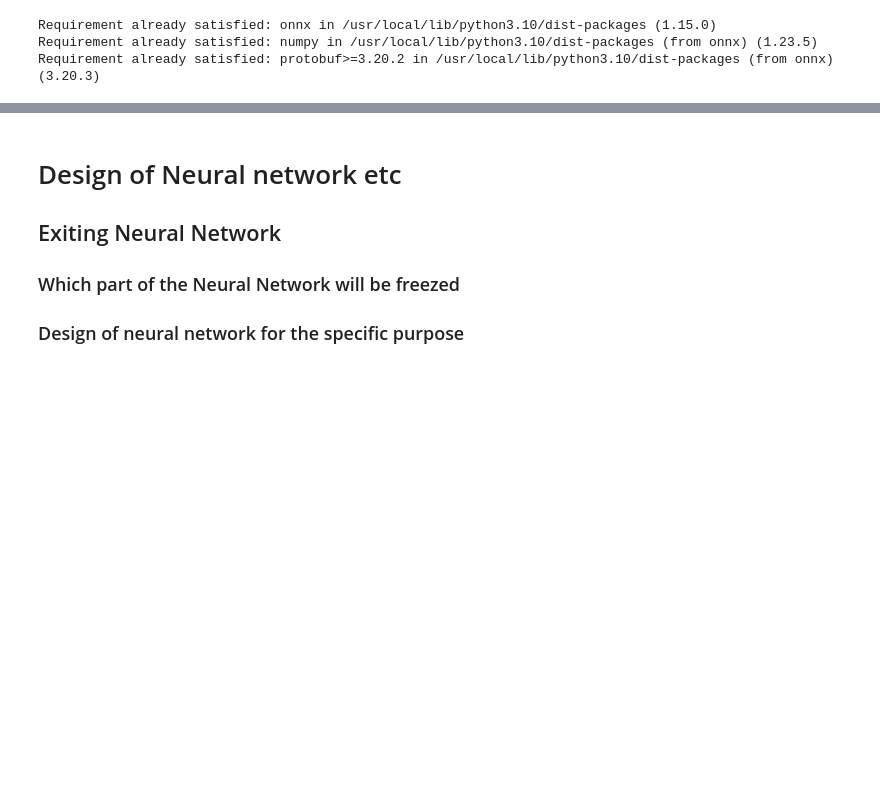
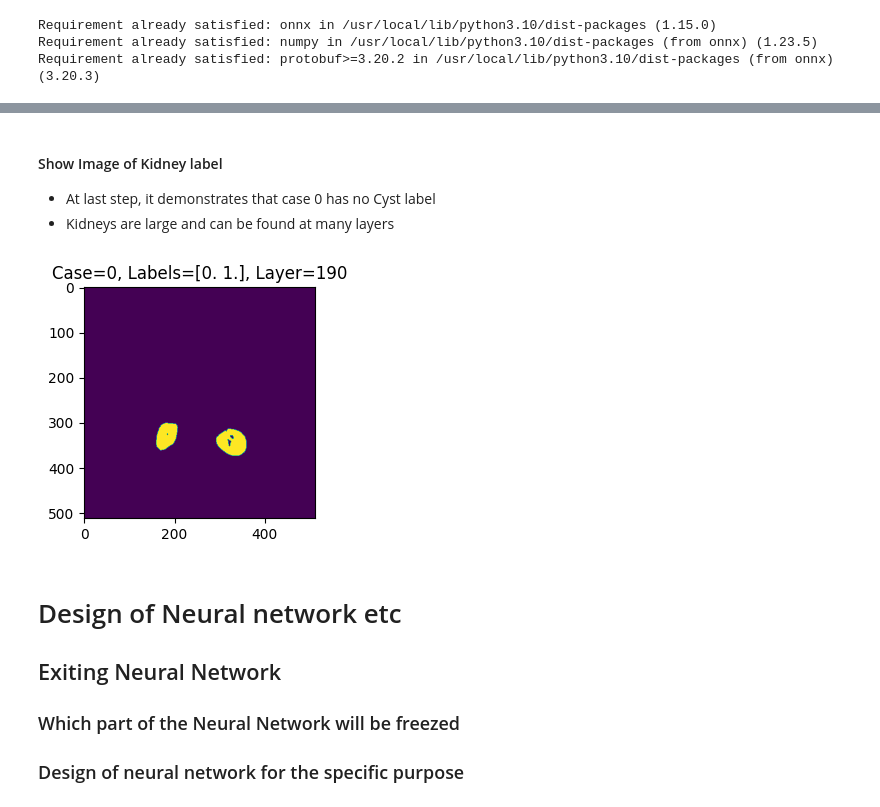
Before and after one commit to Gab-Gotsis/kidney-identification-unet3D, a Jupyter notebook: main_notebook.ipynb, the cells around one changed output, grey strips where cells are left out. Cells and saved outputs as stored; diff of their text form; code cells hidden in the pictures; blank space fills up the shorter version.

```diff
--- a/main_notebook.ipynb
+++ b/main_notebook.ipynb
@@ -64,0 +125,7 @@ Provide details about the properties, number of classes, pre-processing, challen
+# %%
+seg_img_path= segmentation_images[case_index]
+seg_img = nib.load(seg_img_path).get_fdata()
+seg_img_path2= segmentation_images[case_index2]
+seg_img2 = nib.load(seg_img_path2).get_fdata()
+print("index={} shape of image = {} with type {}".format(case_index, seg_img.shape, type(seg_img)))
+print("index={} shape of image = {} with type {}".format(case_index2, seg_img2.shape, type(seg_img2)))
@@ -65,3 +154,16 @@ Provide details about the properties, number of classes, pre-processing, challen
+# %% [markdown]
+#### Show Image of Kidney label
+- At last step, it demonstrates that case 0 has no Cyst label
+- Kidneys are large and can be found at many layers
+# %%
+this_layer = 190
+plt.style.use('default')
+fig, axes = plt.subplots(figsize=(3,3))
+axes.imshow(seg_img[this_layer,:,:])
+axes.set_title(f"Case={case_index}, Labels={np.unique(seg_img[190,:,:])}, Layer={this_layer}")
+plt.show()
+# %% [output]
+[figure, added]
 # %% [markdown]
 # Design of Neural network etc
 
```
Also changed, not shown: parts of 20 cells of this notebook.
